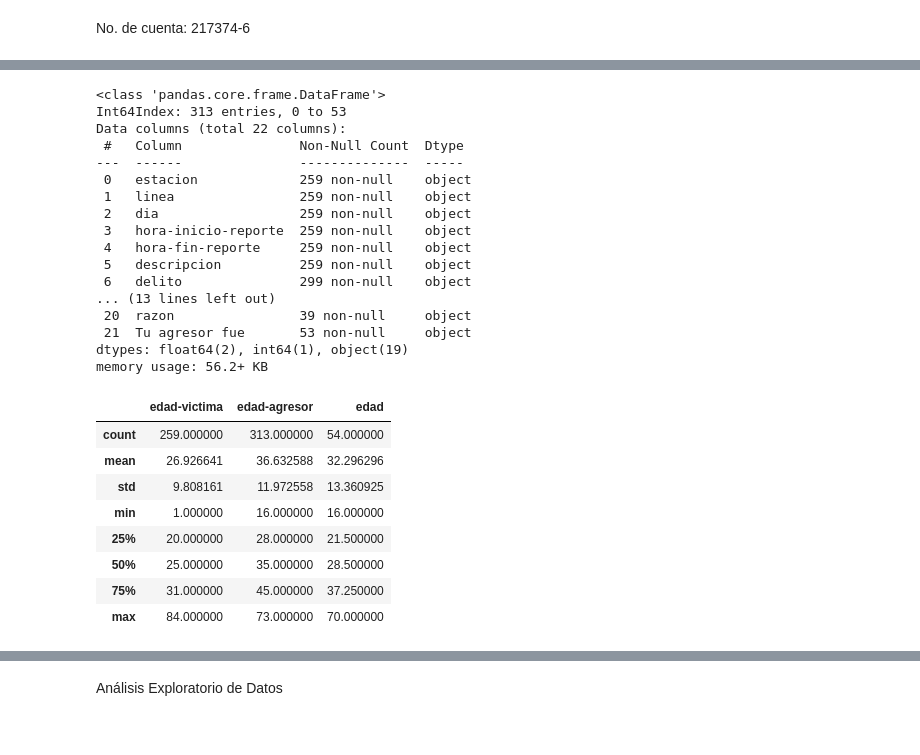
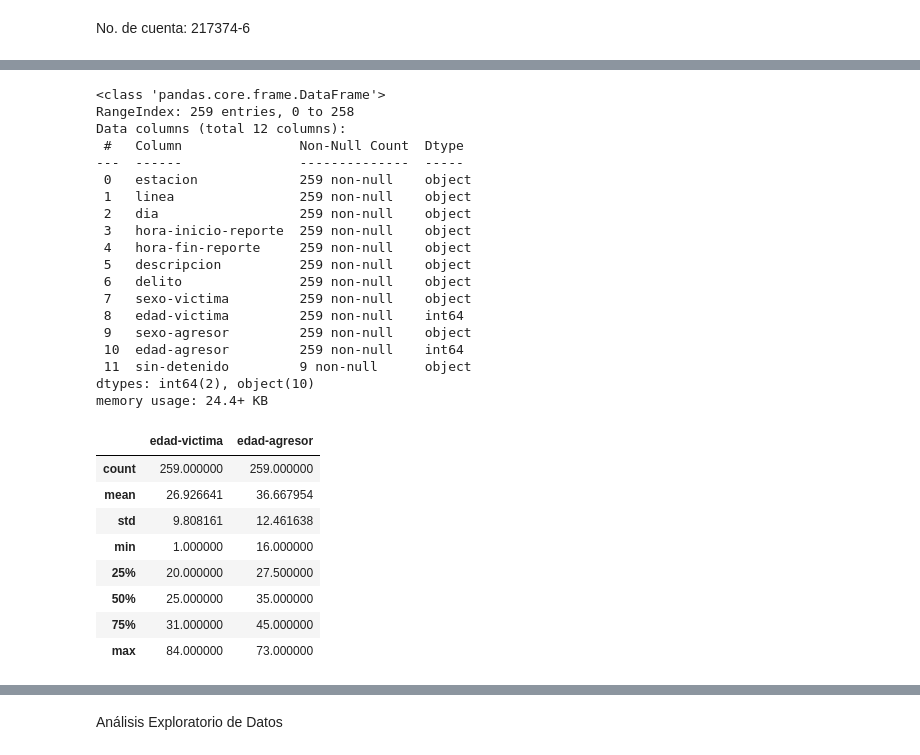
Before and after one commit to pauNancy21/Tareas-Ciencia-Datos, a Jupyter notebook: Código_fuente_ASE_I_NPGR.ipynb, the cells around one changed output, grey strips where cells are left out. Cells and saved outputs as stored; diff of their text form; code cells hidden in the pictures.

```diff
--- a/Código_fuente_ASE_I_NPGR.ipynb
+++ b/Código_fuente_ASE_I_NPGR.ipynb
@@ -84,0 +54,5 @@ datos
+# %%
+#Leer los archivos
+analisismetro = pd.read_csv(io.BytesIO(uploaded['Analisis metro.csv']), sep = ',')
+
+print('Base shape: ', analisismetro.shape)
@@ -129,10 +99,10 @@ Tu agresor fue          object
 dtype: object
 # %%
-datos.info()
+analisismetro.info()
 # %% [output]
 <class 'pandas.core.frame.DataFrame'>
-Int64Index: 313 entries, 0 to 53
-Data columns (total 22 columns):
+RangeIndex: 259 entries, 0 to 258
+Data columns (total 12 columns):
  #   Column               Non-Null Count  Dtype
 ---  ------               --------------  -----
  0   estacion             259 non-null    object
@@ -141,21 +111,23 @@ Data columns (total 22 columns):
  3   hora-inicio-reporte  259 non-null    object
  4   hora-fin-reporte     259 non-null    object
  5   descripcion          259 non-null    object
- 6   delito               299 non-null    object
-... (13 lines left out)
- 20  razon                39 non-null     object
- 21  Tu agresor fue       53 non-null     object
-dtypes: float64(2), int64(1), object(19)
-memory usage: 56.2+ KB
+ 6   delito               259 non-null    object
+ 7   sexo-victima         259 non-null    object
+ 8   edad-victima         259 non-null    int64
+ 9   sexo-agresor         259 non-null    object
+ 10  edad-agresor         259 non-null    int64
+ 11  sin-detenido         9 non-null      object
+dtypes: int64(2), object(10)
+memory usage: 24.4+ KB
 # %%
-datos.describe()
+analisismetro.describe()
 # %% [output]
-|  | edad-victima | edad-agresor | edad |
-| count | 259.000000 | 313.000000 | 54.000000 |
-| mean | 26.926641 | 36.632588 | 32.296296 |
-| std | 9.808161 | 11.972558 | 13.360925 |
-| min | 1.000000 | 16.000000 | 16.000000 |
-| 25% | 20.000000 | 28.000000 | 21.500000 |
-| 50% | 25.000000 | 35.000000 | 28.500000 |
-| 75% | 31.000000 | 45.000000 | 37.250000 |
-| max | 84.000000 | 73.000000 | 70.000000 |
+|  | edad-victima | edad-agresor |
+| count | 259.000000 | 259.000000 |
+| mean | 26.926641 | 36.667954 |
+| std | 9.808161 | 12.461638 |
+| min | 1.000000 | 16.000000 |
+| 25% | 20.000000 | 27.500000 |
+| 50% | 25.000000 | 35.000000 |
+| 75% | 31.000000 | 45.000000 |
+| max | 84.000000 | 73.000000 |
```
Also changed, not shown: parts of 66 cells of this notebook.
